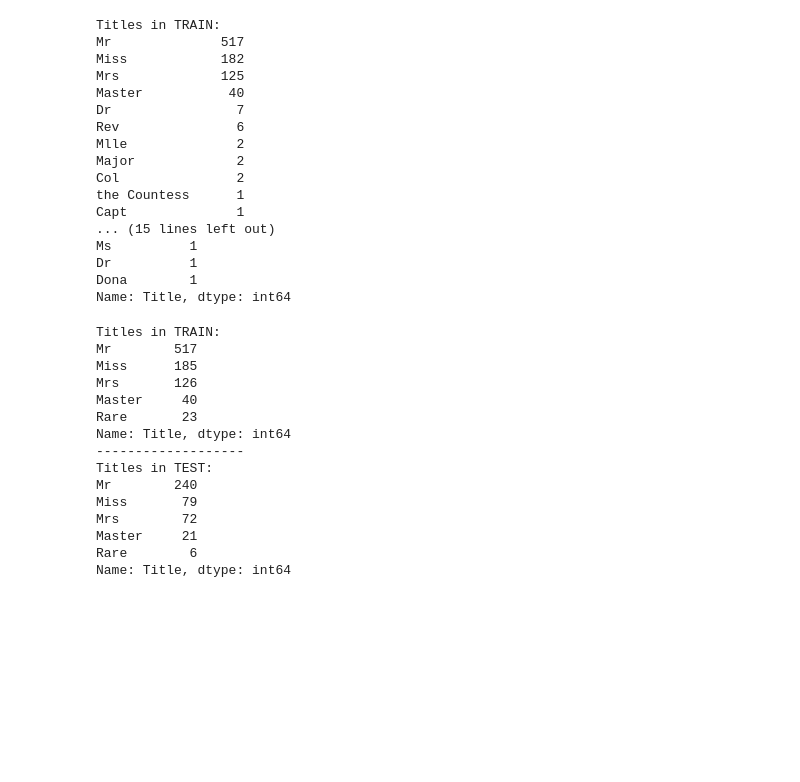
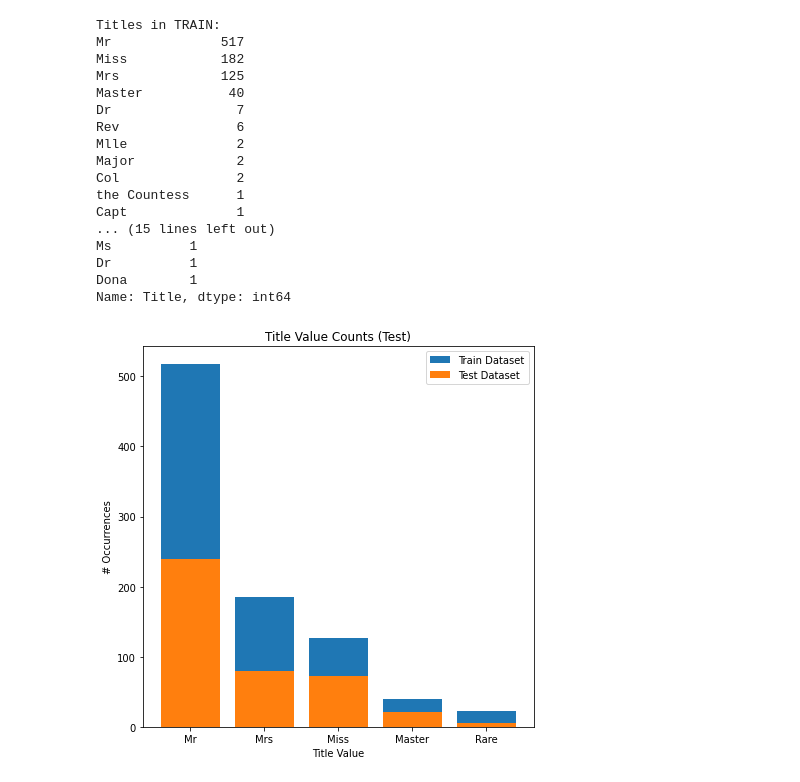
Before and after one commit to AZelenski261/cap4770-final-project, a Jupyter notebook: Final Project/CAP 4770 Final Project Combined Code.ipynb, the cells around one changed output. Saved outputs shown, nothing was run; the diff lists cells and outputs as text; code cells hidden in the pictures; blank space fills up the shorter version.

```diff
--- a/Final Project/CAP 4770 Final Project Combined Code.ipynb
+++ b/Final Project/CAP 4770 Final Project Combined Code.ipynb
@@ -205,25 +218,17 @@ for dataset in datasets:
     dataset['Title'] = dataset['Title'].replace('Mlle', 'Miss')
     dataset['Title'] = dataset['Title'].replace('Ms', 'Miss')
     dataset['Title'] = dataset['Title'].replace('Mme', 'Mrs')
-# %%
-print("Titles in TRAIN:")
-print(datasets[0]['Title'].value_counts())
-print("-------------------")
-print("Titles in TEST:")
-print(datasets[1]['Title'].value_counts())
-# %% [output]
-Titles in TRAIN:
-Mr        517
-Miss      185
-Mrs       126
-Master     40
-Rare       23
-Name: Title, dtype: int64
--------------------
-Titles in TEST:
-Mr        240
-Miss       79
-Mrs        72
-Master     21
-Rare        6
-Name: Title, dtype: int64
+# %%
+fig, ax = plt.subplots(figsize =(7, 7))
+ax.bar(datasets[0]['Title'].unique(),datasets[0]['Title'].value_counts(), label='Train Dataset')
+plt.title('Title Value Counts (Training)')
+plt.ylabel('# Occurrences')
+plt.xlabel('Title Value')
+ax.bar(datasets[1]['Title'].unique(),datasets[1]['Title'].value_counts(), label='Test Dataset')
+plt.title('Title Value Counts (Test)')
+plt.ylabel('# Occurrences')
+plt.xlabel('Title Value')
+plt.legend()
+plt.show()
+# %% [output]
+[figure, added]
```
Also changed, not shown: parts of 20 cells of this notebook.
